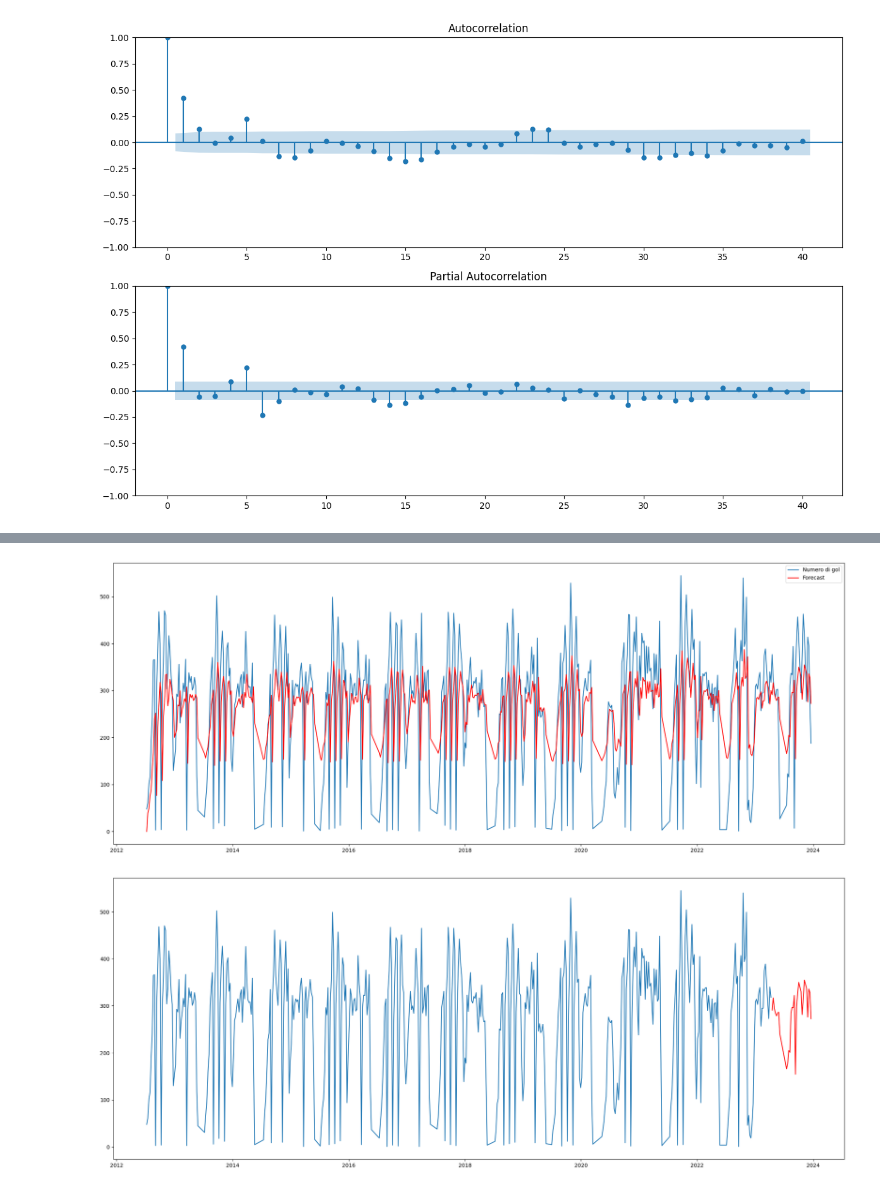
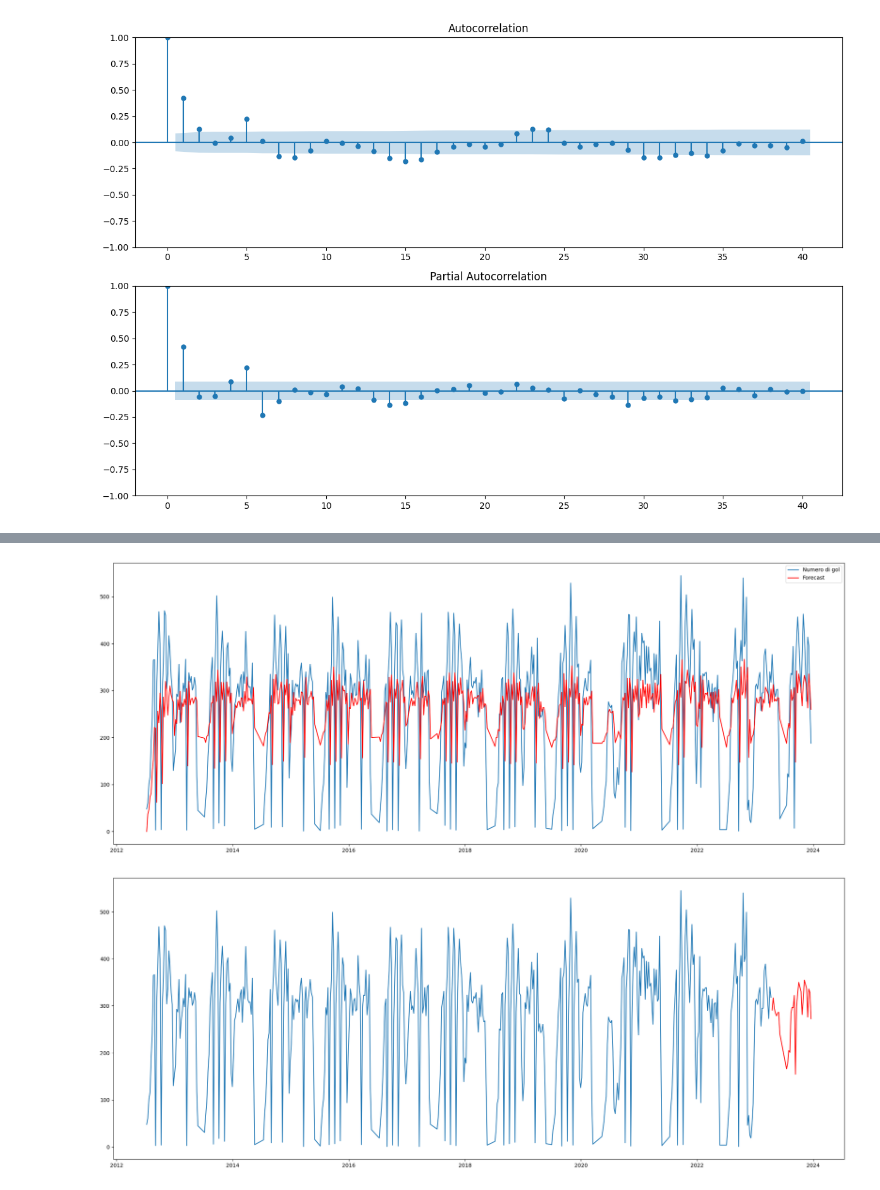
Before and after one commit to MikDR/DataScience-Python, a Jupyter notebook: codice/serie_temp/serie_tem_prova.ipynb, the cells around one changed output, grey strips where cells are left out. Saved outputs shown, nothing was run; the diff lists cells and outputs as text; code cells hidden in the pictures.

```diff
--- a/codice/serie_temp/serie_tem_prova.ipynb
+++ b/codice/serie_temp/serie_tem_prova.ipynb
@@ -275,7 +256,7 @@ plt.savefig("../../images/ac_pac_serie_temp_gol.png")
 # %%
 # fit SARIMAX model
 fig = plt.figure(figsize=(20,8))
-model = SARIMAX(differenced_series_gol["goal"], order=(2,0,1), seasonal_order=(1,0,1,49)) #order(p,d,q) per p guardo PARZIAL-AC per q guardo AC qui order avevi (2,0,1)
+model = SARIMAX(differenced_series_gol["goal"], order=(1,0,2), seasonal_order=(1,0,1,50)) #order(p,d,q) per p guardo PARZIAL-AC per q guardo AC qui order avevi (1,0,2)
 ax = plt.gca()
 results2 = model.fit()
 plt.plot(differenced_series_gol["goal"])
@@ -306,4 +287,4 @@ Warnings:
-[figure, old version]
+[figure, new version]
 # %%
 fig = plt.figure(figsize=(20,8))
 num_points = len(differenced_series_gol['goal'])
```
Also changed, not shown: parts of 3 cells of this notebook.
